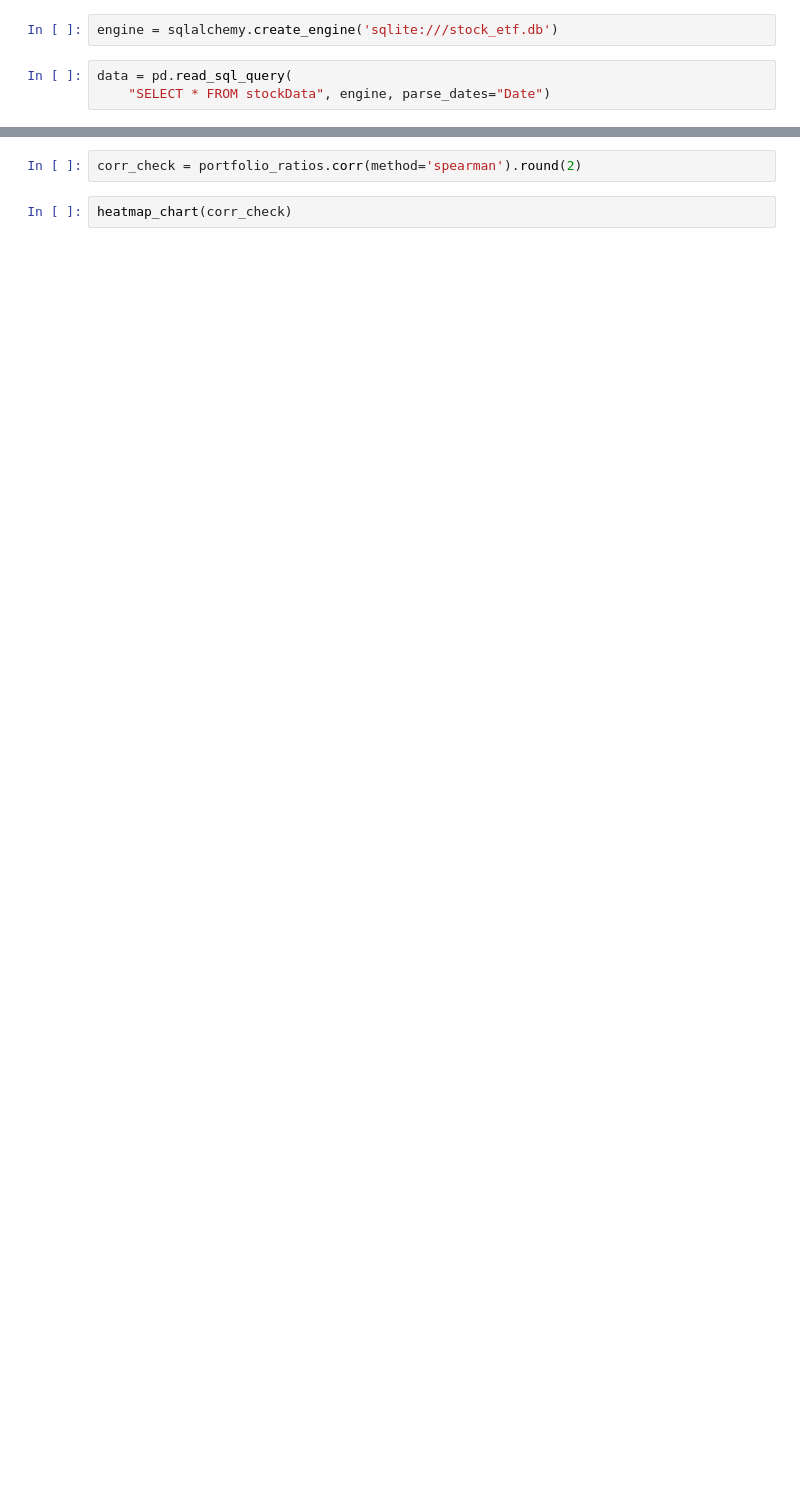
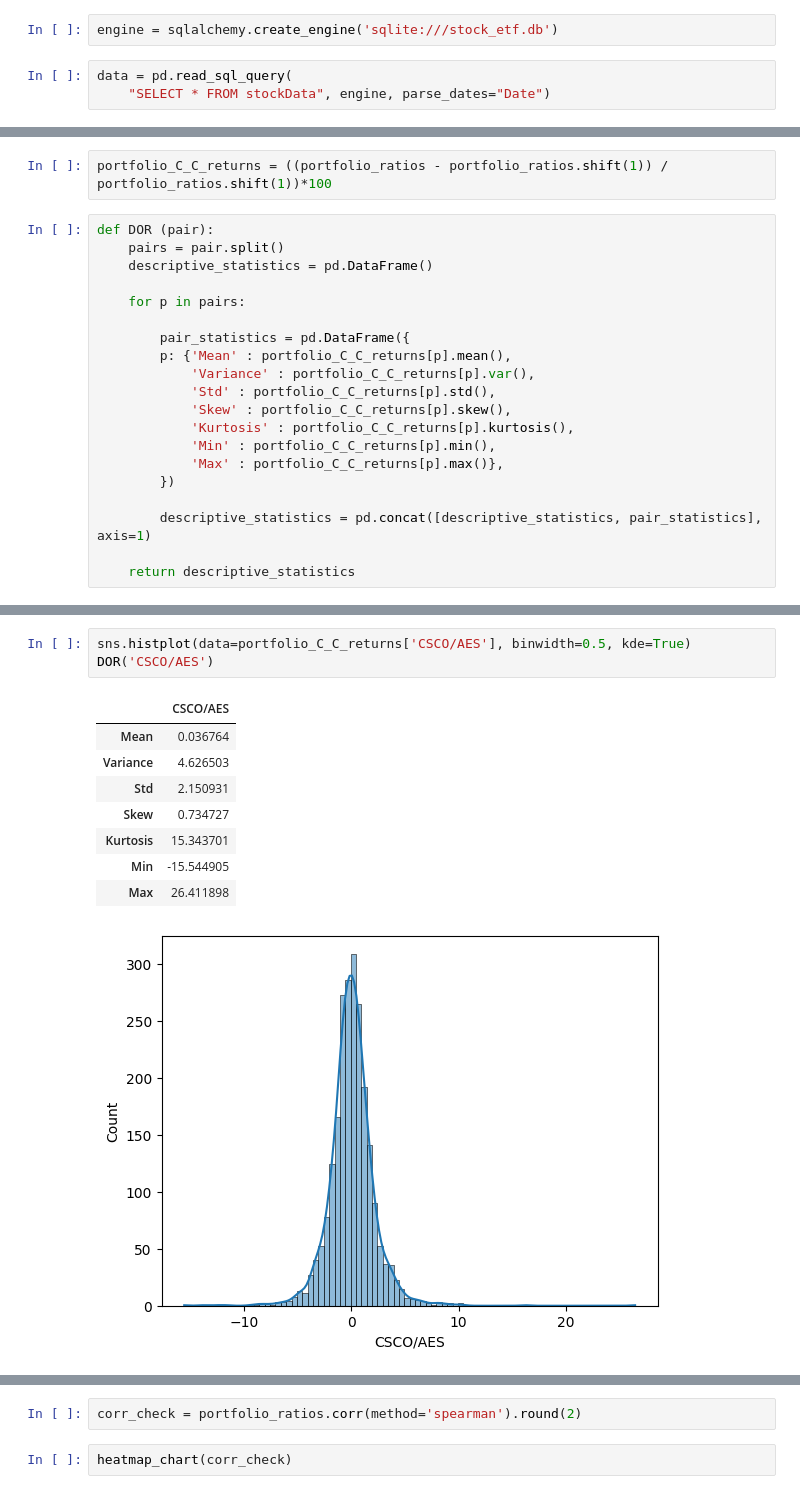
Before and after one commit to paul10116/Stock-Market, a Jupyter notebook: portfolio_metrics.ipynb, the cells around one changed output, grey strips where cells are left out. Drawn from its saved outputs; the diff is of its cells as text; blank space fills up the shorter version.

```diff
--- a/portfolio_metrics.ipynb
+++ b/portfolio_metrics.ipynb
@@ -17 +21,23 @@ portfolio_ratios = pd.DataFrame({
 })
+# %%
+portfolio_C_C_returns = ((portfolio_ratios - portfolio_ratios.shift(1)) / portfolio_ratios.shift(1))*100
+# %%
+def DOR (pair):
+    pairs = pair.split()
+    descriptive_statistics = pd.DataFrame()
+
+    for p in pairs:
+
+        pair_statistics = pd.DataFrame({
+        p: {'Mean' : portfolio_C_C_returns[p].mean(),
+            'Variance' : portfolio_C_C_returns[p].var(),
+            'Std' : portfolio_C_C_returns[p].std(),
+            'Skew' : portfolio_C_C_returns[p].skew(),
+            'Kurtosis' : portfolio_C_C_returns[p].kurtosis(),
+            'Min' : portfolio_C_C_returns[p].min(),
+            'Max' : portfolio_C_C_returns[p].max()},
+        })
+
+        descriptive_statistics = pd.concat([descriptive_statistics, pair_statistics], axis=1)
+
+    return descriptive_statistics
@@ -17,0 +55,13 @@ portfolio_ratios = pd.DataFrame({
+# %%
+sns.histplot(data=portfolio_C_C_returns['CSCO/AES'], binwidth=0.5, kde=True)
+DOR('CSCO/AES')
+# %% [output]
+|  | CSCO/AES |
+| Mean | 0.036764 |
+| Variance | 4.626503 |
+| Std | 2.150931 |
+| Skew | 0.734727 |
+| Kurtosis | 15.343701 |
+| Min | -15.544905 |
+| Max | 26.411898 |
+[figure, added]
```
Also changed, not shown: parts of 10 cells of this notebook, 7 other files.
